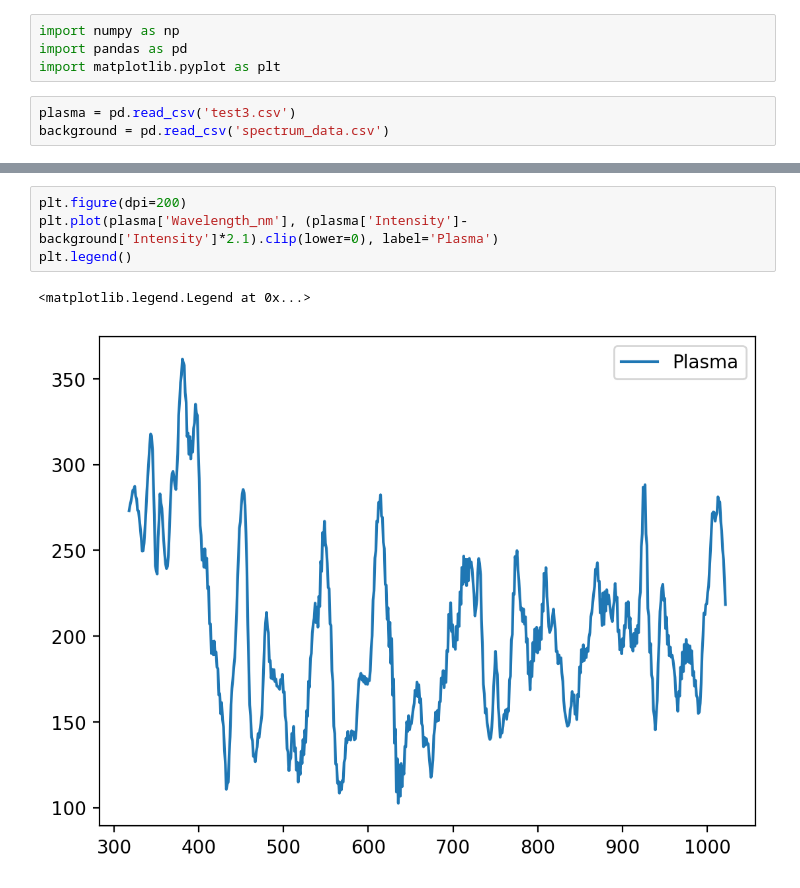
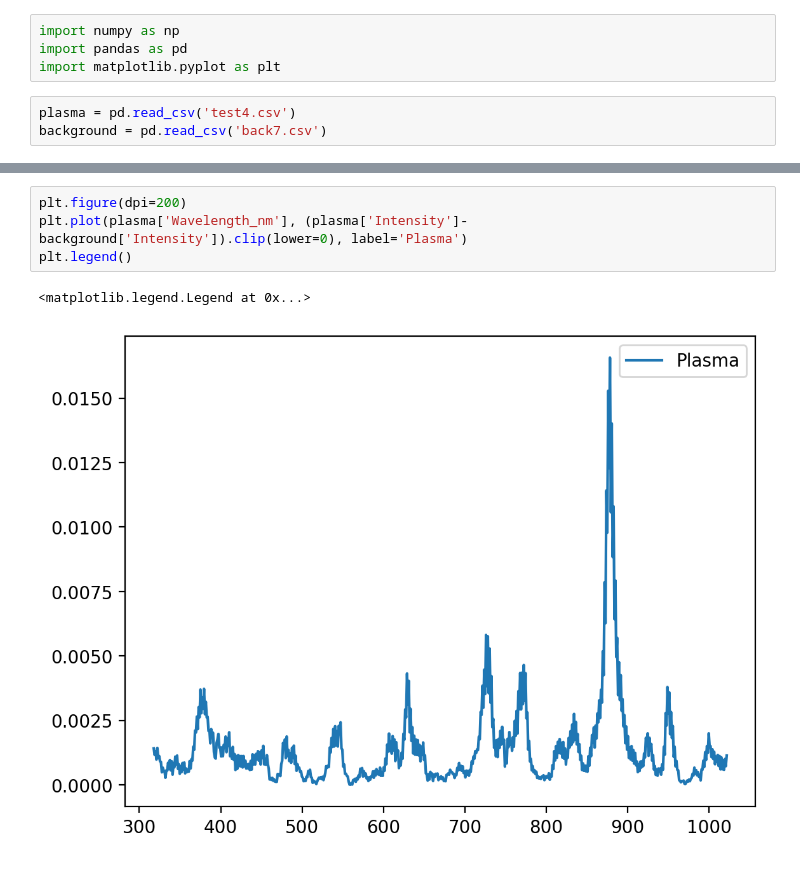
Before and after one commit to LinusRingstad/NPRE458, a Jupyter notebook: spec/analysis.ipynb, the cells around one changed output, grey strips where cells are left out. Drawn from its saved outputs; the diff is of its cells as text.

```diff
--- a/spec/analysis.ipynb
+++ b/spec/analysis.ipynb
@@ -3,8 +3,8 @@ import numpy as np
 import pandas as pd
 import matplotlib.pyplot as plt
 # %%
-plasma = pd.read_csv('test3.csv')
-background = pd.read_csv('spectrum_data.csv')
+plasma = pd.read_csv('test4.csv')
+background = pd.read_csv('back7.csv')
 # %%
 plasma.head()
 # %% [output]
@@ -34,7 +34,7 @@ plt.legend()
 # %%
 plt.figure(dpi=200)
-plt.plot(plasma['Wavelength_nm'], (plasma['Intensity']-background['Intensity']*2.1).clip(lower=0), label='Plasma')
+plt.plot(plasma['Wavelength_nm'], (plasma['Intensity']-background['Intensity']).clip(lower=0), label='Plasma')
 plt.legend()
 # %% [output]
 <matplotlib.legend.Legend at 0x...>
-[figure, old version]
+[figure, new version]
```
Also changed, not shown: parts of 4 cells of this notebook.
